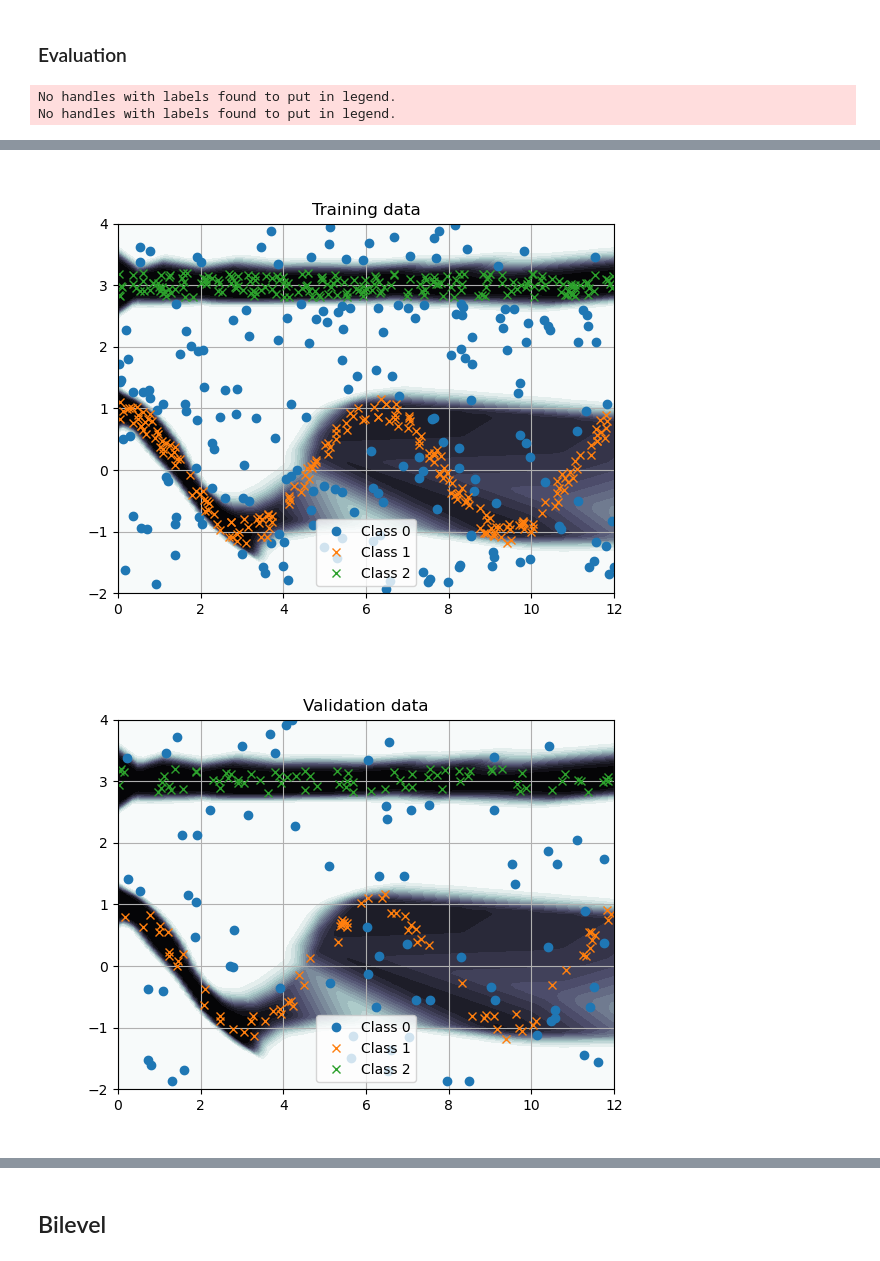
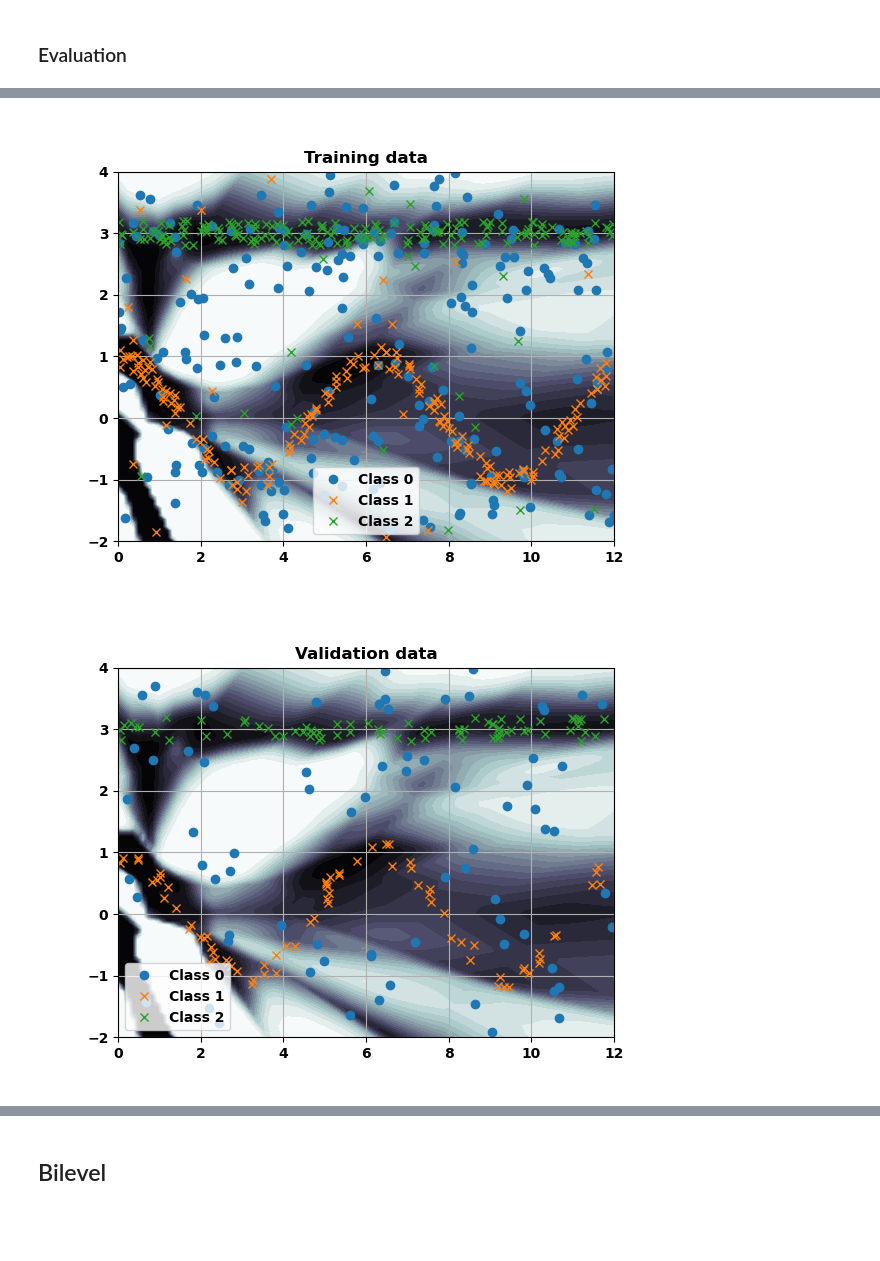
Before and after one commit to AlexanderAuras/learning_the_loss, a Jupyter notebook: 2d.ipynb, the cells around one changed output, grey strips where cells are left out. Cells and saved outputs as stored; diff of their text form; code cells hidden in the pictures; blank space fills up the shorter version.

```diff
--- a/2d.ipynb
+++ b/2d.ipynb
@@ -36,7 +36,7 @@ data_functions = [
     lambda x: torch.full_like(x, 3.0)
 ]
 
-def generateData(counts):
+def generateData(counts, noise=True):
     #Generate random points
     points = torch.rand((counts[0], 2), dtype=torch.float32)
     points[:,0] = data_x+points[:,0]*data_width
@@ -53,6 +53,10 @@ def generateData(counts):
         points = torch.cat((points, torch.stack((tmp, data_functions[i](tmp)+(2.0*torch.rand((counts[i+1],))-1.0)*2.0/3.0*data_size), dim=1)))
         labels = torch.cat((labels, torch.full((counts[i+1],), i+1, dtype=torch.long)))
 
+    if noise:
+        for i in range(labels.shape[0]):
+            labels[i] = utils._lgnt(torch.tensor([[0.80,0.1,0.1],[0.15,0.85,0.0],[0.15,0.0,0.85]]), labels[i])
+
     return points, labels
 # %%
 x_train, y_train = generateData(data_counts[0])
@@ -81,11 +85,11 @@ axes.grid()
 # %%
-x_test, y_test = generateData(data_counts[2])
+x_test, y_test = generateData(data_counts[2], False)
 
 fig = plt.figure()
 axes = fig.add_subplot(111)
-axes.plot(x_test[:data_counts_acc[2][1],0], x_test[:data_counts_acc[2][1],1], 'o', label='Class 0')
-axes.plot(x_test[data_counts_acc[2][1]:data_counts_acc[2][2],0], x_test[data_counts_acc[2][1]:data_counts_acc[2][2],1], 'x', label='Class 1')
-axes.plot(x_test[data_counts_acc[2][2]:,0], x_test[data_counts_acc[2][2]:,1], 'x', label='Class 2')
+axes.plot(x_test[y_test==0,0], x_test[y_test==0,1], 'o', label='Class 0')
+axes.plot(x_test[y_test==1,0], x_test[y_test==1,1], 'x', label='Class 1')
+axes.plot(x_test[y_test==2,0], x_test[y_test==2,1], 'x', label='Class 2')
 axes.legend()
 axes.grid()
 # %% [output]
@@ -96,9 +100,13 @@ axes.grid()
 class Net(torch.nn.Module):
     def __init__(self):
         super(Net, self).__init__()
-        count_hidden = 100
+        count_hidden = 45
         self.layers = torch.nn.Sequential(
             torch.nn.Linear(2, count_hidden),
+            torch.nn.ReLU(),
+            torch.nn.Linear(count_hidden, count_hidden),
+            torch.nn.ReLU(),
+            torch.nn.Linear(count_hidden, count_hidden),
             torch.nn.ReLU(),
             torch.nn.Linear(count_hidden, count_hidden),
             torch.nn.ReLU(),
@@ -177,20 +157,22 @@ model.cuda()
 fig = plt.figure()
 axes = fig.add_subplot(111)
 axes.set_title("Losses")
-axes.plot(np.arange(losses.shape[0]), losses)
+axes.plot(np.arange(losses_train.shape[0]), losses_train, label="Train")
+axes.plot(np.arange(losses_test.shape[0]), losses_test, label="Test")
 axes.legend()
 axes.grid()
 
 fig = plt.figure()
 axes = fig.add_subplot(111)
 axes.set_title("Accuracy")
-axes.plot(np.arange(accuracy.shape[0]), accuracy)
+axes.plot(np.arange(accuracy_train.shape[0]), accuracy_train, label="Train")
+axes.plot(np.arange(accuracy_test.shape[0]), accuracy_test, label="Test")
 axes.legend()
 axes.grid()
 
 with torch.no_grad():
     resolution = 100
-    grid_x, grid_y = torch.meshgrid(torch.linspace(data_x, data_x+data_width, resolution), torch.linspace(data_y, data_y+data_height, resolution))
+    grid_x, grid_y = torch.meshgrid(torch.linspace(data_x, data_x+data_width, resolution), torch.linspace(data_y, data_y+data_height, resolution), indexing="ij")
     grid = torch.cat((torch.reshape(grid_x, (-1,1)), torch.reshape(grid_y, (-1,1))), 1)
 
     probs = torch.nn.functional.softmax(model(grid.cuda()), dim=1).cpu()
@@ -200,9 +182,9 @@ with torch.no_grad():
     axes = fig.add_subplot(111)
     axes.set_title("Training data")
     axes.contourf(grid_x.detach().numpy(), grid_y.detach().numpy(), output.detach().numpy(), np.linspace(0, 1, 20), cmap=plt.cm.bone)
-    axes.plot(x_train[:data_counts_acc[0][1],0].cpu(), x_train[:data_counts_acc[0][1],1].cpu(), 'o', label='Class 0')
-    axes.plot(x_train[data_counts_acc[0][1]:data_counts_acc[0][2],0].cpu(), x_train[data_counts_acc[0][1]:data_counts_acc[0][2],1].cpu(), 'x', label='Class 1')
-    axes.plot(x_train[data_counts_acc[0][2]:,0].cpu(), x_train[data_counts_acc[0][2]:,1].cpu(), 'x', label='Class 2')
+    axes.plot(x_train[y_train==0,0].cpu(), x_train[y_train==0,1].cpu(), 'o', label='Class 0')
+    axes.plot(x_train[y_train==1,0].cpu(), x_train[y_train==1,1].cpu(), 'x', label='Class 1')
+    axes.plot(x_train[y_train==2,0].cpu(), x_train[y_train==2,1].cpu(), 'x', label='Class 2')
     axes.legend()
     axes.grid()
 
@@ -210,9 +192,9 @@ with torch.no_grad():
     axes = fig.add_subplot(111)
     axes.set_title("Validation data")
     axes.contourf(grid_x.detach().numpy(), grid_y.detach().numpy(), output.detach().numpy(), np.linspace(0, 1, 20), cmap=plt.cm.bone)
-    axes.plot(x_val[:data_counts_acc[1][1],0].cpu(), x_val[:data_counts_acc[1][1],1].cpu(), 'o', label='Class 0')
-    axes.plot(x_val[data_counts_acc[1][1]:data_counts_acc[1][2],0].cpu(), x_val[data_counts_acc[1][1]:data_counts_acc[1][2],1].cpu(), 'x', label='Class 1')
-    axes.plot(x_val[data_counts_acc[1][2]:,0].cpu(), x_val[data_counts_acc[1][2]:,1].cpu(), 'x', label='Class 2')
+    axes.plot(x_val[y_val==0,0].cpu(), x_val[y_val==0,1].cpu(), 'o', label='Class 0')
+    axes.plot(x_val[y_val==1,0].cpu(), x_val[y_val==1,1].cpu(), 'x', label='Class 1')
+    axes.plot(x_val[y_val==2,0].cpu(), x_val[y_val==2,1].cpu(), 'x', label='Class 2')
     axes.legend()
     axes.grid()
 
@@ -220,11 +202,9 @@ with torch.no_grad():
     axes = fig.add_subplot(111)
     axes.set_title("Testing data")
     axes.contourf(grid_x.detach().numpy(), grid_y.detach().numpy(), output.detach().numpy(), np.linspace(0, 1, 20), cmap=plt.cm.bone)
-    axes.plot(x_test[:data_counts_acc[2][1],0].cpu(), x_test[:data_counts_acc[2][1],1].cpu(), 'o', label='Class 0')
-    axes.plot(x_test[data_counts_acc[2][1]:data_counts_acc[2][2],0].cpu(), x_test[data_counts_acc[2][1]:data_counts_acc[2][2],1].cpu(), 'x', label='Class 1')
-    axes.plot(x_test[data_counts_acc[2][2]:,0].cpu(), x_test[data_counts_acc[2][2]:,1].cpu(), 'x', label='Class 2')
+    axes.plot(x_test[y_test==0,0].cpu(), x_test[y_test==0,1].cpu(), 'o', label='Class 0')
+    axes.plot(x_test[y_test==1,0].cpu(), x_test[y_test==1,1].cpu(), 'x', label='Class 1')
+    axes.plot(x_test[y_test==2,0].cpu(), x_test[y_test==2,1].cpu(), 'x', label='Class 2')
     axes.legend()
     axes.grid()
 # %% [output]
-No handles with labels found to put in legend.
-No handles with labels found to put in legend.
@@ -233,2 +213,2 @@ No handles with labels found to put in legend.
-[figure, old version]
+[figure, new version]
-[figure, old version]
+[figure, new version]
```
Also changed, not shown: parts of 19 cells of this notebook, 9 other files.
